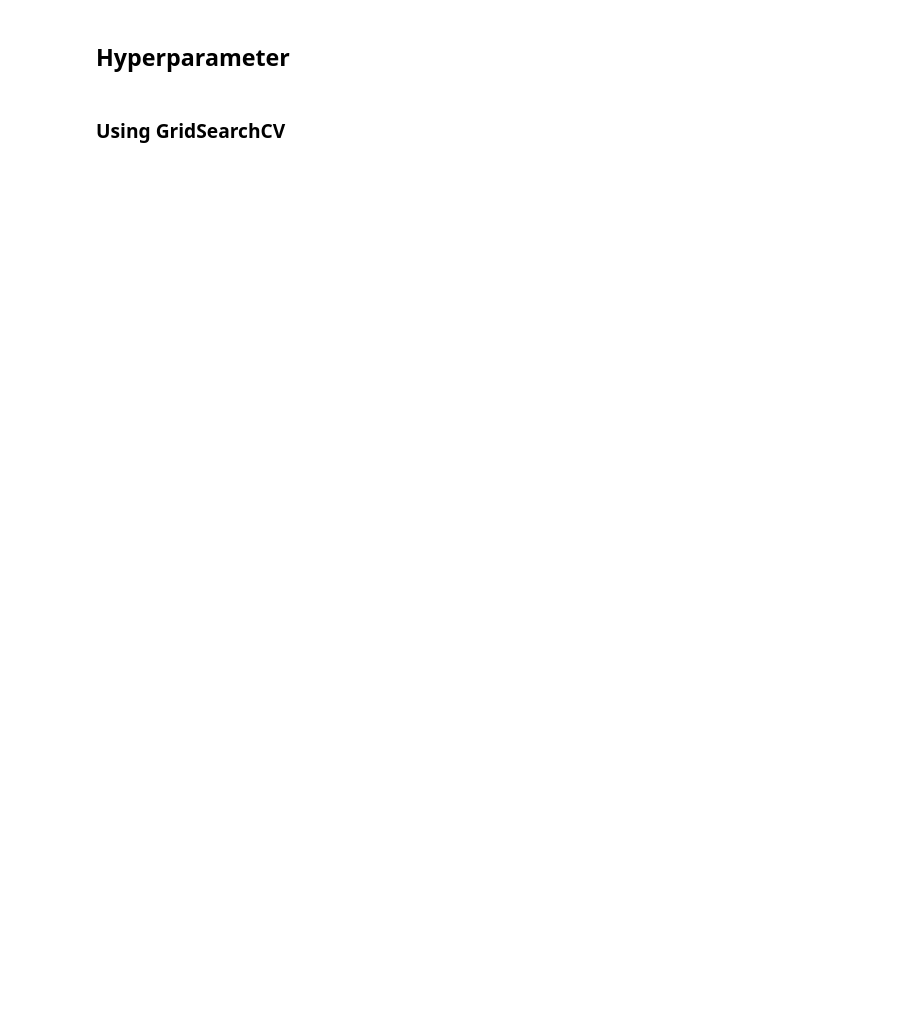
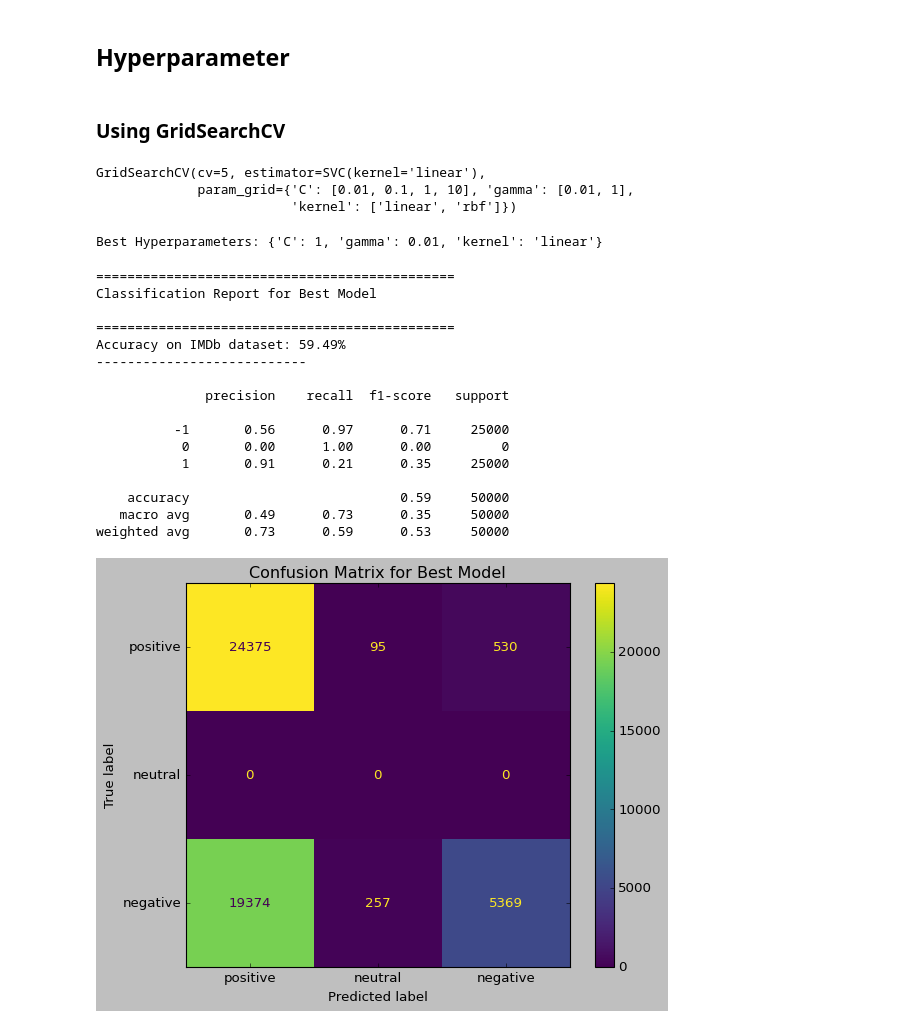
Before and after one commit to OziomaEunice/Sentiment_GPT, a Jupyter notebook: SVM_SentimentAnalysis.ipynb, the cells around one changed output. Saved outputs shown, nothing was run; the diff lists cells and outputs as text; code cells hidden in the pictures; blank space fills up the shorter version.

```diff
--- a/SVM_SentimentAnalysis.ipynb
+++ b/SVM_SentimentAnalysis.ipynb
@@ -308,43 +534,68 @@ plt.show()
 ### **Using GridSearchCV**
 # %%
 # define the hyperparameter grid
-# parameter_grid ={
-#     'C': [0.01, 0.1, 1, 10],
-#     'kernel': ['linear', 'rbf'],
-#     'gamma': [0.01, 1]
-# }
+parameter_grid ={
+    'C': [0.01, 0.1, 1, 10],
+    'kernel': ['linear', 'rbf'],
+    'gamma': [0.01, 1]
+}
 # %%
-# grid = GridSearchCV(svm, parameter_grid, cv=5)
-# grid.fit(tfidf_train, label_train)
+grid = GridSearchCV(svm, parameter_grid, cv=5)
+grid.fit(tfidf_train, label_train)
+# %% [output]
+GridSearchCV(cv=5, estimator=SVC(kernel='linear'),
+             param_grid={'C': [0.01, 0.1, 1, 10], 'gamma': [0.01, 1],
+                         'kernel': ['linear', 'rbf']})
 # %%
 # Print the best hyperparameters
-# print("Best Hyperparameters:", grid.best_params_)
+print("Best Hyperparameters:", grid.best_params_)
+# %% [output]
+Best Hyperparameters: {'C': 1, 'gamma': 0.01, 'kernel': 'linear'}
 # %%
 # Get the best SVM model
-# best_svm_model = grid.best_estimator_
+best_svm_model = grid.best_estimator_
 
 # Test the best SVM model
-# predictions_imdb_best = best_svm_model.predict(tfidf_test)
+tfidf_test_imdb = tfidf_vector.transform(df2['review'].values)
+predictions_imdb_best = best_svm_model.predict(tfidf_test_imdb)
 # %%
 # Display the classification report and confusion matrix for the best model
-# print('\n==============================================')
-# print('Classification Report for Best Model\n')
-# print('==============================================')
+print('\n==============================================')
+print('Classification Report for Best Model\n')
+print('==============================================')
 
-# accuracy = accuracy_score(df2['label'].values, predictions_imdb)
-# accuracy_perc = accuracy * 100
+accuracy = accuracy_score(df2['label'].values, predictions_imdb)
+accuracy_perc = accuracy * 100
 
-# print(f"Accuracy on IMDb dataset: {accuracy_perc:.2f}%")
-# print('---------------------------\n')
+print(f"Accuracy on IMDb dataset: {accuracy_perc:.2f}%")
+print('---------------------------\n')
 
-# print(classification_report(df2['label'], predictions_imdb_best, zero_division=1))
+print(classification_report(df2['label'], predictions_imdb_best, zero_division=1))
 
 # Calculate confusion matrix for best model
-# cm_best = confusion_matrix(df2['label'], predictions_imdb_best)
+cm_best = confusion_matrix(df2['label'], predictions_imdb_best)
 
 # Display confusion matrix for best model
-# display_cm_best = ConfusionMatrixDisplay(confusion_matrix=cm_best, display_labels=['positive', 'neutral', 'negative'])
-# display_cm_best.plot(cmap='viridis', values_format='d')
+display_cm_best = ConfusionMatrixDisplay(confusion_matrix=cm_best, display_labels=['positive', 'neutral', 'negative'])
+display_cm_best.plot(cmap='viridis', values_format='d')
 
-# plt.title('Confusion Matrix for Best Model')
-# plt.show()
+plt.title('Confusion Matrix for Best Model')
+plt.show()
+# %% [output]
+==============================================
+Classification Report for Best Model
+
+==============================================
+Accuracy on IMDb dataset: 59.49%
+---------------------------
+
+              precision    recall  f1-score   support
+
+          -1       0.56      0.97      0.71     25000
+           0       0.00      1.00      0.00         0
+           1       0.91      0.21      0.35     25000
+
+    accuracy                           0.59     50000
+   macro avg       0.49      0.73      0.35     50000
+weighted avg       0.73      0.59      0.53     50000
+[figure, added]
```
Also changed, not shown: parts of 29 cells of this notebook.
